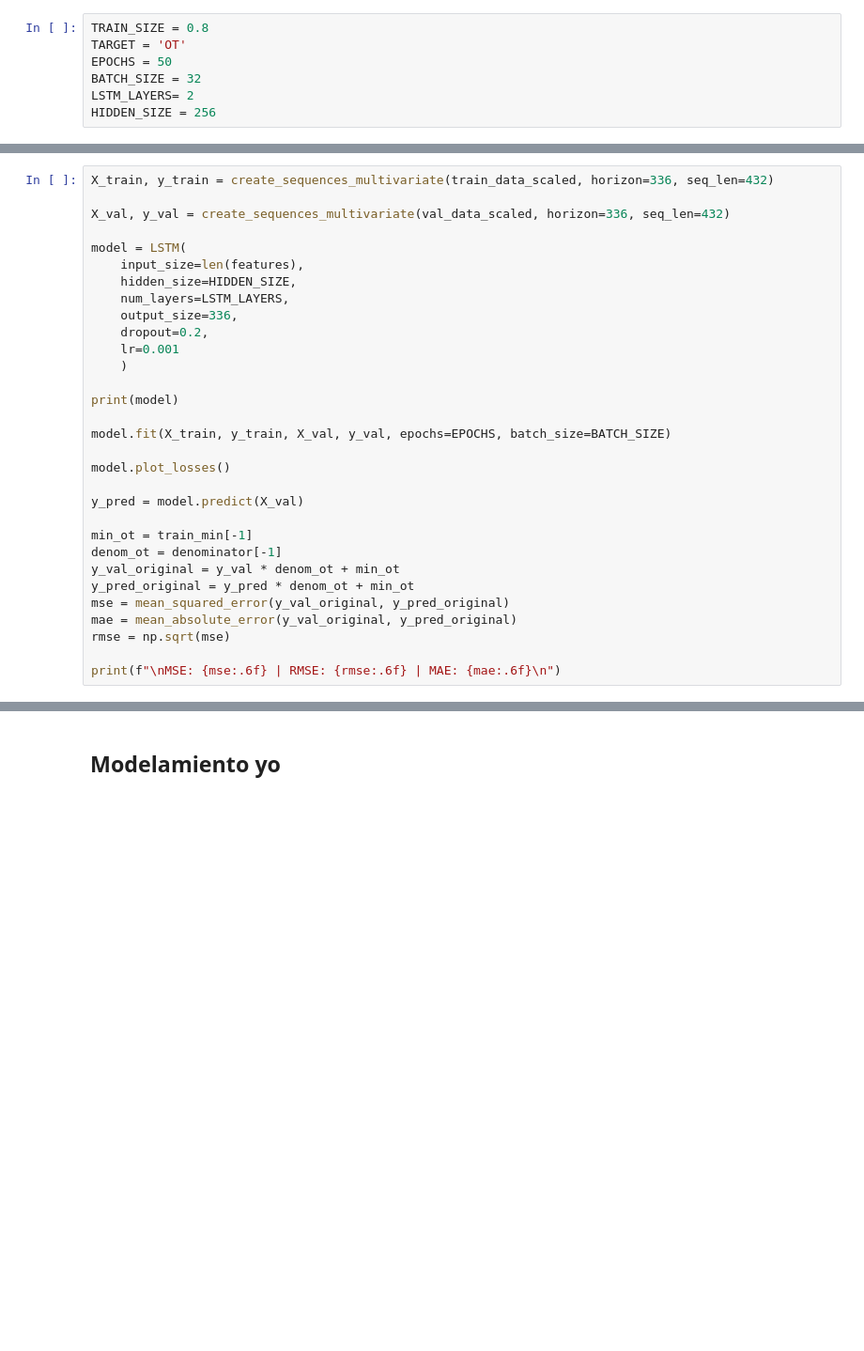
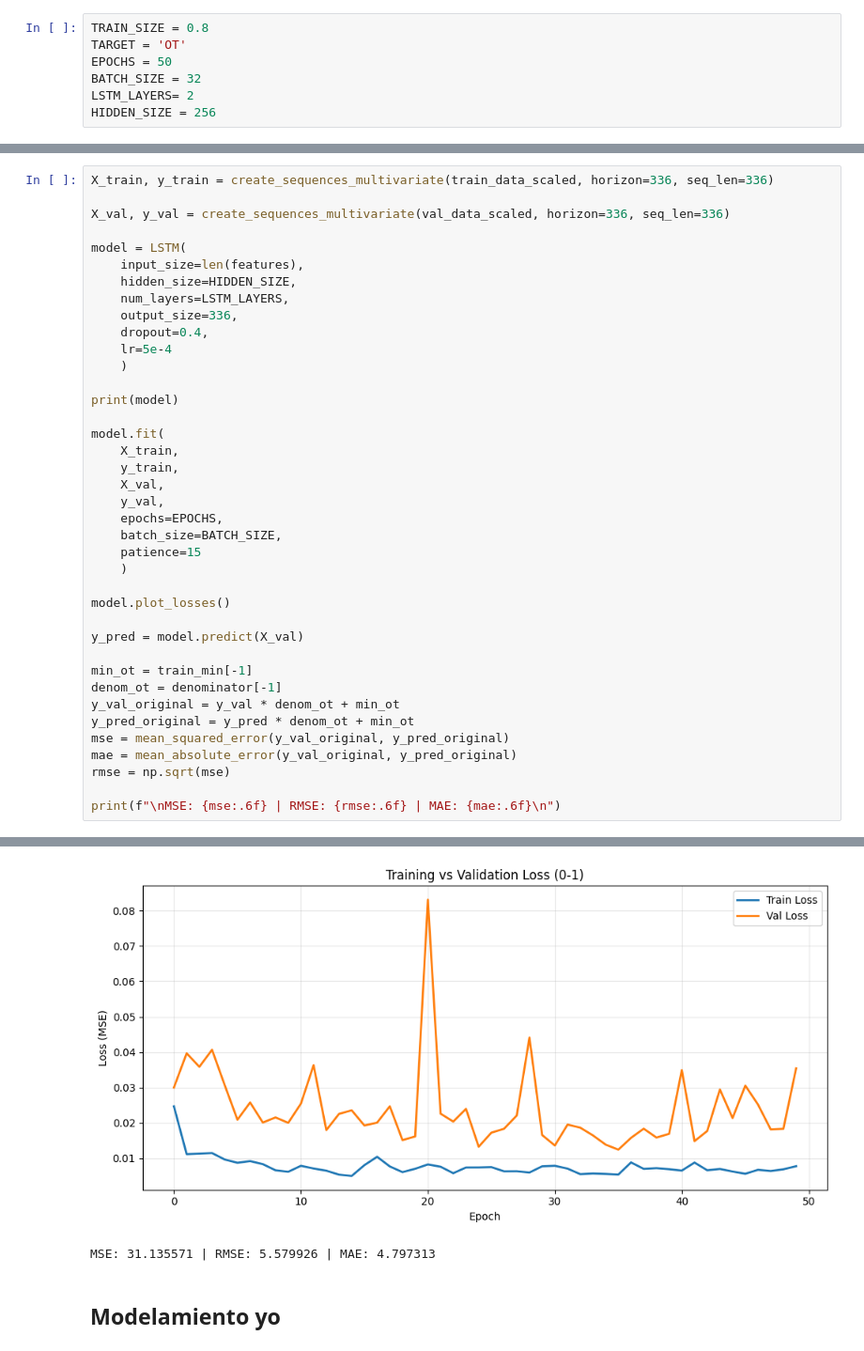
Before and after one commit to Dass-19/LTSF, a Jupyter notebook: LTSF.ipynb, the cells around one changed output, grey strips where cells are left out. Shown at 94% size. Cells and saved outputs as stored; diff of their text form; blank space fills up the shorter version.

```diff
--- a/LTSF.ipynb
+++ b/LTSF.ipynb
@@ -453,20 +525,28 @@ print(f"\nMSE: {mse:.6f} | RMSE: {rmse:.6f} | MAE: {mae:.6f}\n")
 # %%
-X_train, y_train = create_sequences_multivariate(train_data_scaled, horizon=336, seq_len=432)
+X_train, y_train = create_sequences_multivariate(train_data_scaled, horizon=336, seq_len=336)
 
-X_val, y_val = create_sequences_multivariate(val_data_scaled, horizon=336, seq_len=432)
+X_val, y_val = create_sequences_multivariate(val_data_scaled, horizon=336, seq_len=336)
 
 model = LSTM(
     input_size=len(features),
     hidden_size=HIDDEN_SIZE,
     num_layers=LSTM_LAYERS,
     output_size=336,
-    dropout=0.2,
-    lr=0.001
+    dropout=0.4,
+    lr=5e-4
     )
 
 print(model)
 
-model.fit(X_train, y_train, X_val, y_val, epochs=EPOCHS, batch_size=BATCH_SIZE)
+model.fit(
+    X_train,
+    y_train,
+    X_val,
+    y_val,
+    epochs=EPOCHS,
+    batch_size=BATCH_SIZE,
+    patience=15
+    )
 
 model.plot_losses()
 
@@ -481,3 +561,4 @@ mae = mean_absolute_error(y_val_original, y_pred_original)
 rmse = np.sqrt(mse)
 
 print(f"\nMSE: {mse:.6f} | RMSE: {rmse:.6f} | MAE: {mae:.6f}\n")
+# %% [output]
@@ -484,3 +582,5 @@ print(f"\nMSE: {mse:.6f} | RMSE: {rmse:.6f} | MAE: {mae:.6f}\n")
+[figure, added]
+MSE: 31.135571 | RMSE: 5.579926 | MAE: 4.797313
 # %% [markdown]
 ## Modelamiento yo
 # %%
```
Also changed, not shown: parts of 12 cells of this notebook.
